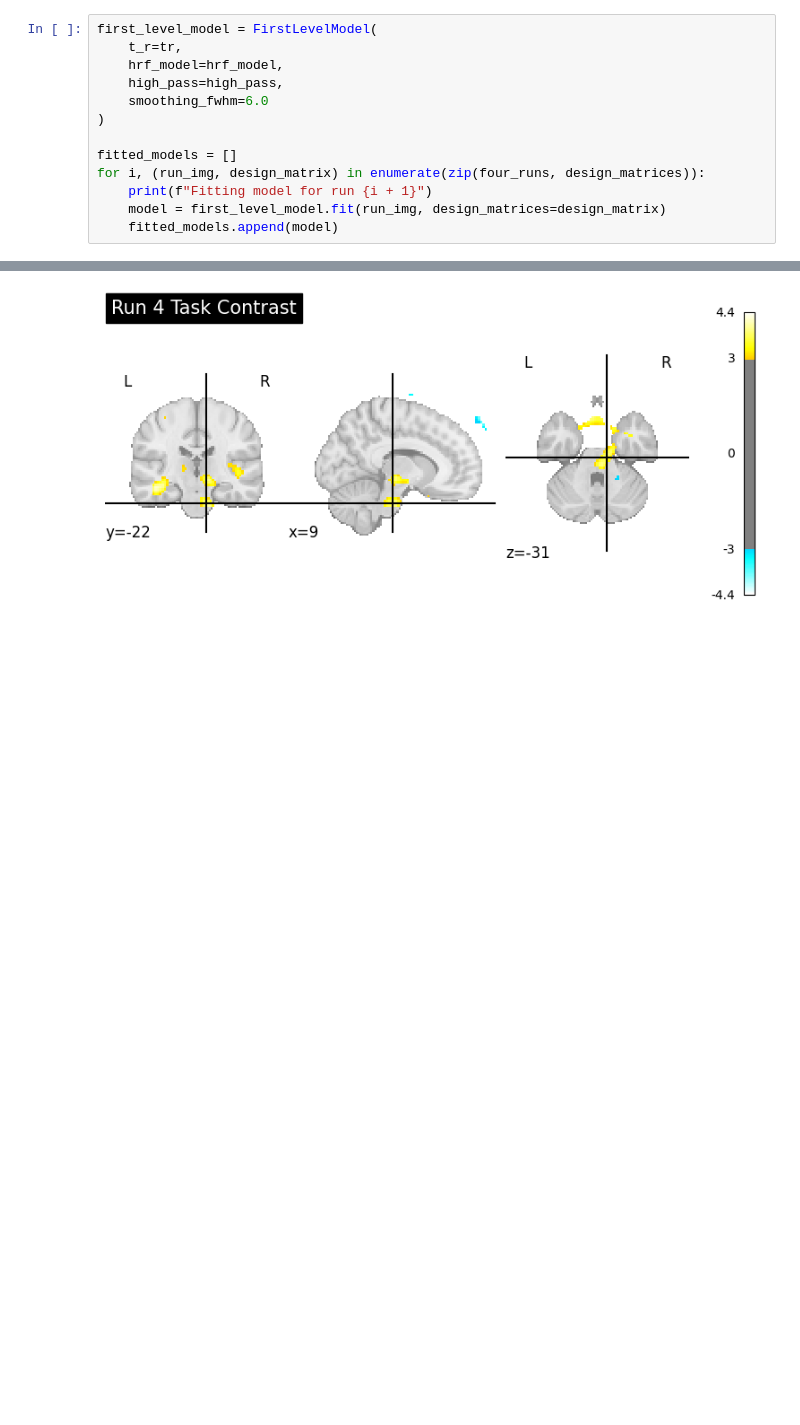
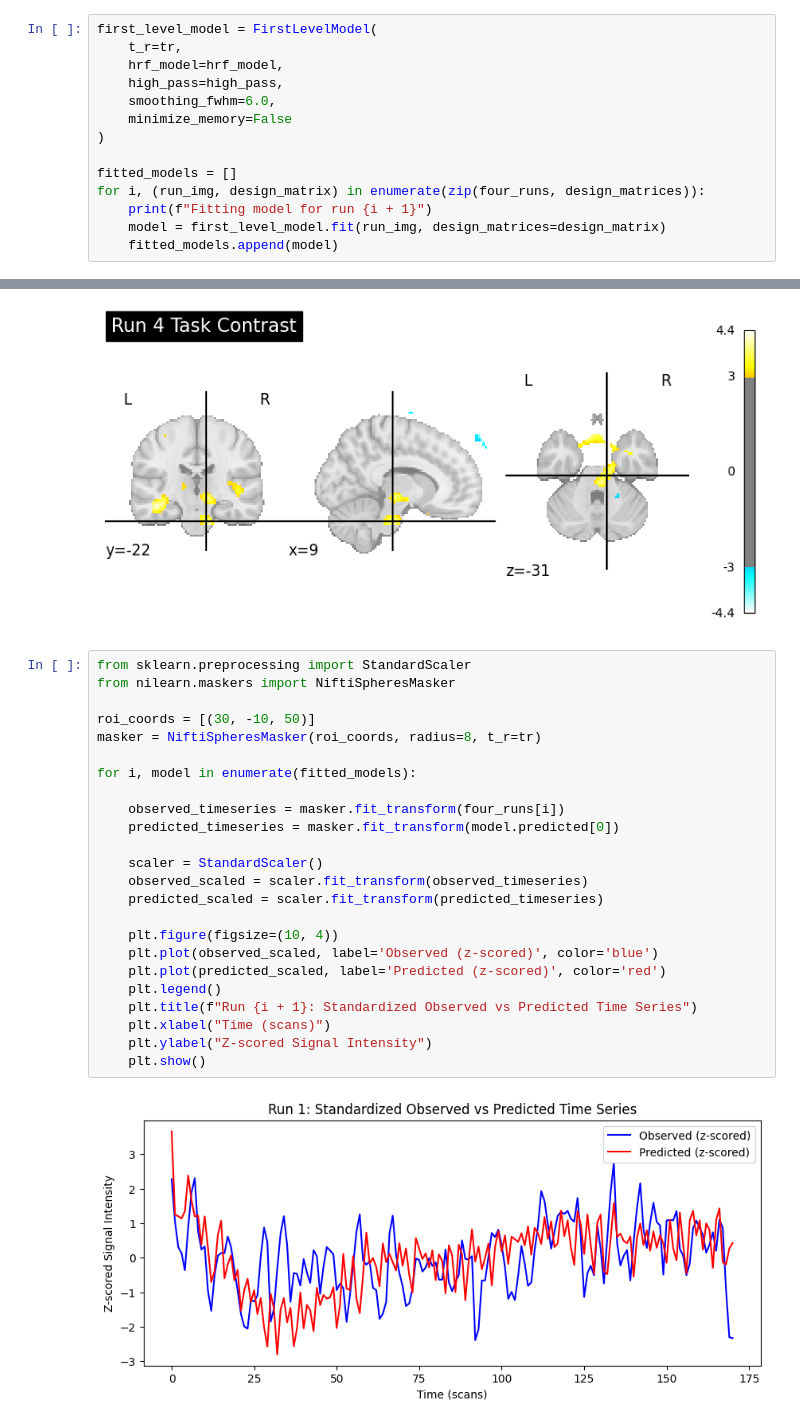
Before and after one commit to jancayan/Single-Subject-Working-Memory-Analysis, a Jupyter notebook: Nov6_notebooks/sahana_vis.ipynb, the cells around one changed output, grey strips where cells are left out. Cells and saved outputs as stored; diff of their text form; blank space fills up the shorter version.

Commit message:
added visuals

```diff
--- a/Nov6_notebooks/sahana_vis.ipynb
+++ b/Nov6_notebooks/sahana_vis.ipynb
@@ -55,7 +54,8 @@ first_level_model = FirstLevelModel(
     t_r=tr,
     hrf_model=hrf_model,
     high_pass=high_pass,
-    smoothing_fwhm=6.0
+    smoothing_fwhm=6.0,
+    minimize_memory=False
 )
 
 fitted_models = []
@@ -97,3 +97,29 @@ Plotting Z map for run 3
 [figure]
 Plotting Z map for run 4
 [figure]
+# %%
+from sklearn.preprocessing import StandardScaler
+from nilearn.maskers import NiftiSpheresMasker
+
+roi_coords = [(30, -10, 50)]
+masker = NiftiSpheresMasker(roi_coords, radius=8, t_r=tr)
+
+for i, model in enumerate(fitted_models):
+
+    observed_timeseries = masker.fit_transform(four_runs[i])
+    predicted_timeseries = masker.fit_transform(model.predicted[0])
+
+    scaler = StandardScaler()
+    observed_scaled = scaler.fit_transform(observed_timeseries)
+    predicted_scaled = scaler.fit_transform(predicted_timeseries)
+
+    plt.figure(figsize=(10, 4))
+    plt.plot(observed_scaled, label='Observed (z-scored)', color='blue')
+    plt.plot(predicted_scaled, label='Predicted (z-scored)', color='red')
+    plt.legend()
+    plt.title(f"Run {i + 1}: Standardized Observed vs Predicted Time Series")
+    plt.xlabel("Time (scans)")
+    plt.ylabel("Z-scored Signal Intensity")
+    plt.show()
+# %% [output]
+[figure, added]
```
Also changed, not shown: parts of 2 cells of this notebook.
